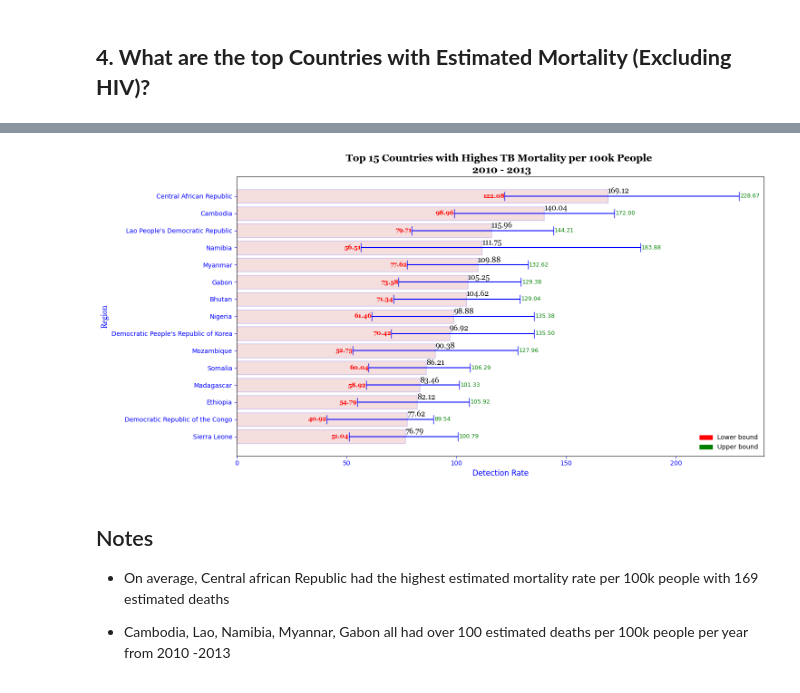
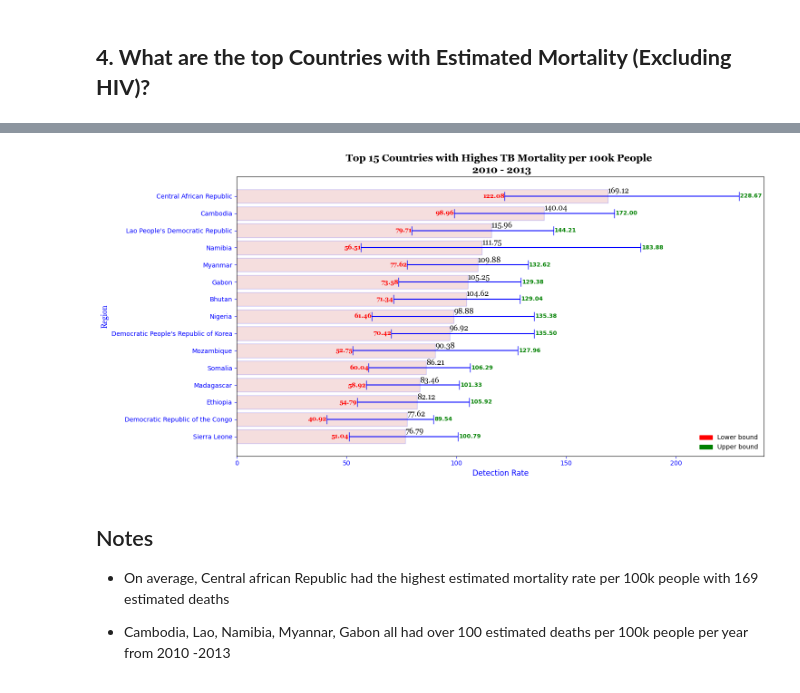
Before and after one commit to murithidenisgitobu/TB-BURDEN-IN-THE-WORLD, a Jupyter notebook: Notebook/TB.ipynb, the cells around one changed output, grey strips where cells are left out. Drawn from its saved outputs; the diff is of its cells as text; code cells hidden in the pictures.

```diff
--- a/Notebook/TB.ipynb
+++ b/Notebook/TB.ipynb
@@ -619,35 +619,35 @@ for i, row in tb_mortality_100k_agg.iterrows():
     x = estimate + upper_err + 0.5
     y = i
     label = f"{estimate + upper_err:.2f}"
 
-    ax.text(x, y, label, fontsize=9, color='green', ha='left', va='center')
+    ax.text(x, y, label, fontsize=9, color='green', ha='left', va='center', fontweight="bold")
 
 # Add lower error labels
 for i, row in tb_mortality_100k_agg.iterrows():
     x = row["Estimated mortality of TB cases (all forms, excluding HIV) per 100 000 population"] - row["Lower_error"]
     y = i
     label = f"{x:.2f}"
 
     ax.text(x, y, label, va='center', ha="right", fontname="georgia", color="red", fontweight="bold")
 
 # Edit graph area
 ax.set_title("Top 15 Countries with Highes TB Mortality per 100k People \n 2010 - 2013",
              fontname="georgia",
              fontsize=16,
              fontweight="bold")
 
 #  Create custom legend items
 lower_patch = mpatches.Patch(color='red', label='Lower bound')
 upper_patch = mpatches.Patch(color='green', label='Upper bound')
 # Set params
 ax.legend(handles=[lower_patch, upper_patch], loc='lower right', frameon=False)
 ax.set_ylabel("Region", fontname="Georgia", color="blue", fontsize=12)
 ax.set_xlabel("Detection Rate", color="blue", fontsize=12)
 ax.tick_params(axis='both', colors='blue')
 
 plt.show()
 # %% [output]
-[figure, old version]
+[figure, new version]
 # %% [markdown]
 ## Notes
 - On average, Central african Republic had the highest estimated mortality rate per 100k people with 169 estimated deaths
```
Also changed, not shown: parts of 2 cells of this notebook.
